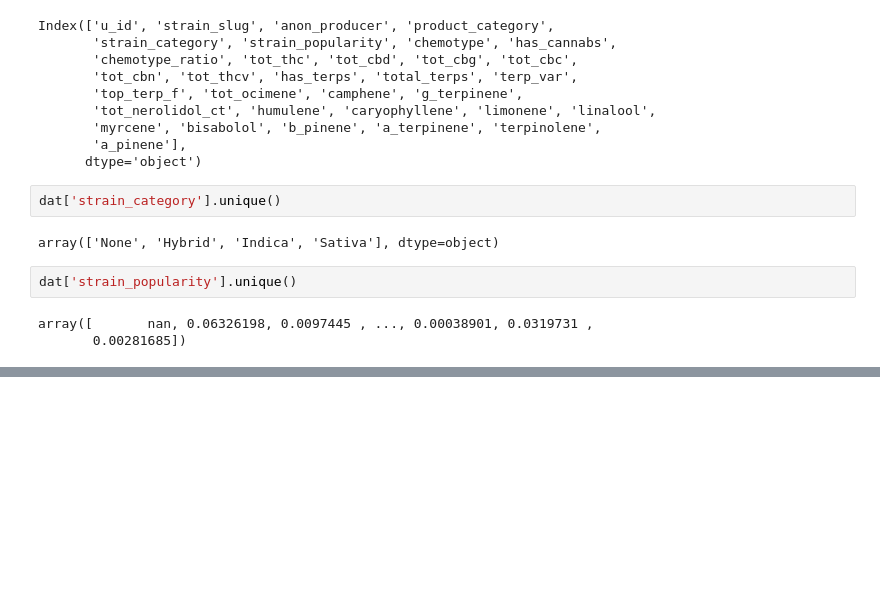
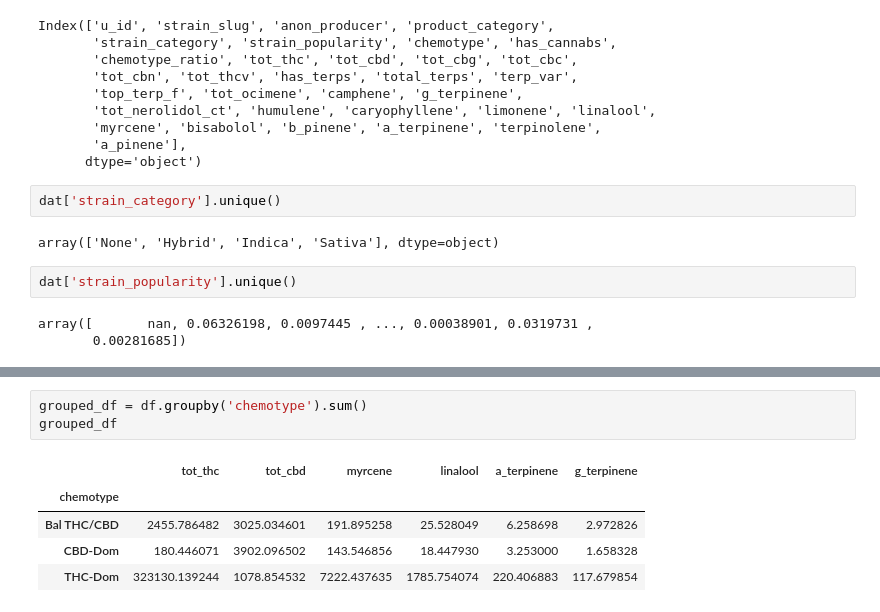
Before and after one commit to jseool/stat158final, a Jupyter notebook: Reanalysis.ipynb, the cells around one changed output, grey strips where cells are left out. Saved outputs shown, nothing was run; the diff lists cells and outputs as text; blank space fills up the shorter version.

```diff
--- a/Reanalysis.ipynb
+++ b/Reanalysis.ipynb
@@ -57,0 +75,9 @@ dat
+# %%
+grouped_df = df.groupby('chemotype').sum()
+grouped_df
+# %% [output]
+|  | tot_thc | tot_cbd | myrcene | linalool | a_terpinene | g_terpinene |
+| chemotype |  |  |  |  |  |  |
+| Bal THC/CBD | 2455.786482 | 3025.034601 | 191.895258 | 25.528049 | 6.258698 | 2.972826 |
+| CBD-Dom | 180.446071 | 3902.096502 | 143.546856 | 18.447930 | 3.253000 | 1.658328 |
+| THC-Dom | 323130.139244 | 1078.854532 | 7222.437635 | 1785.754074 | 220.406883 | 117.679854 |
```
Also changed, not shown: parts of 12 cells of this notebook.
